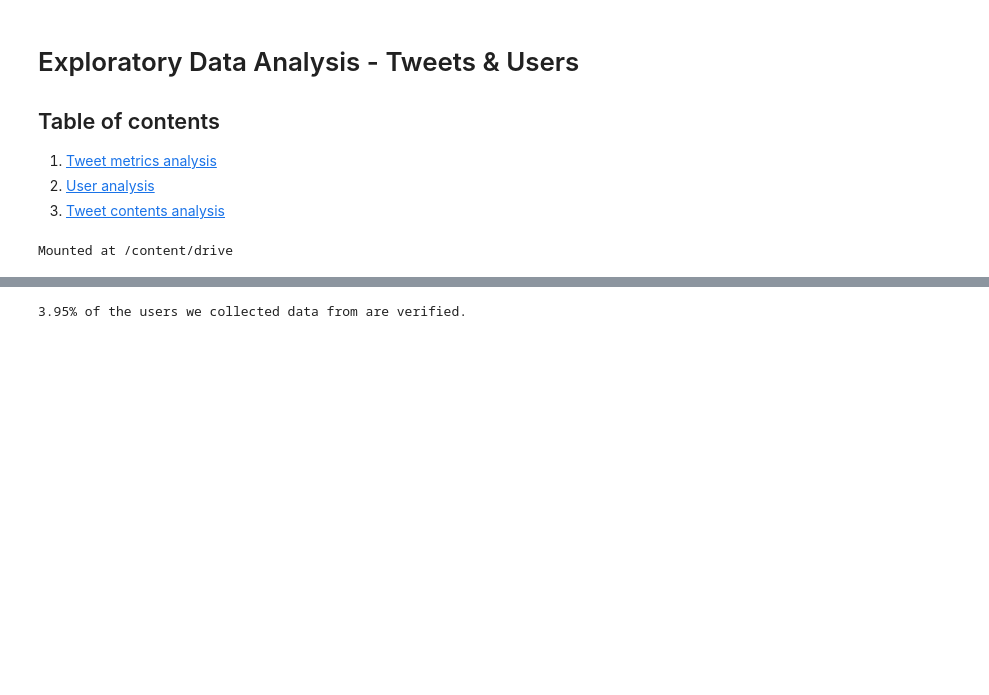
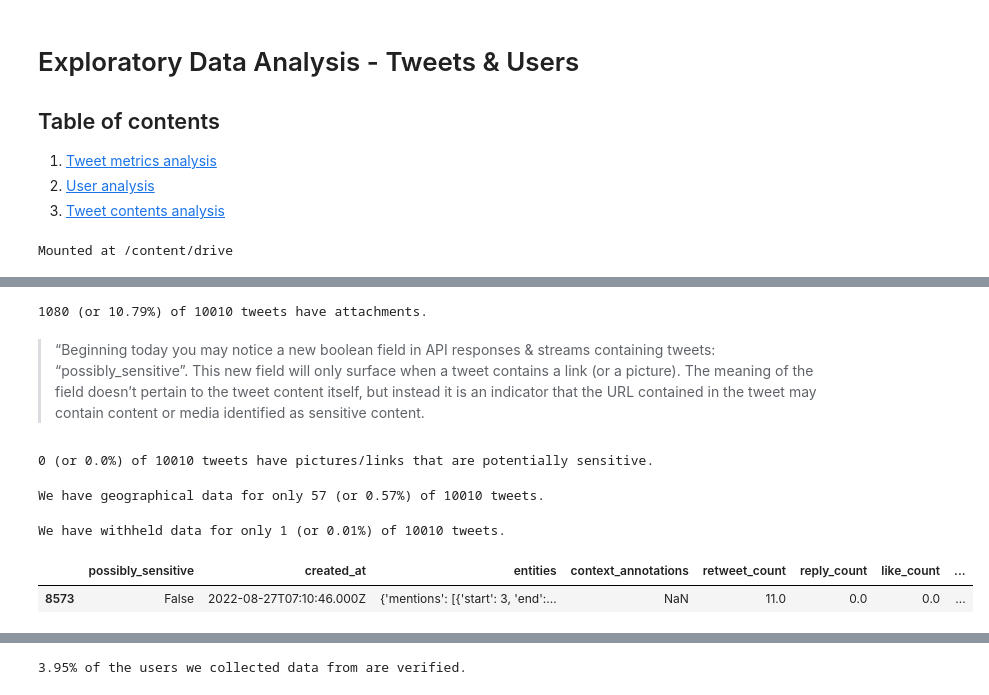
Before and after one commit to sabinagio/what-s-the-matter, a Jupyter notebook: tweets_and_user_data_EDA.ipynb, the cells around one changed output, grey strips where cells are left out. Cells and saved outputs as stored; diff of their text form; code cells hidden in the pictures; blank space fills up the shorter version.

```diff
--- a/tweets_and_user_data_EDA.ipynb
+++ b/tweets_and_user_data_EDA.ipynb
@@ -32,0 +39,31 @@ users = pd.read_csv("drive/MyDrive/users_data_1.csv")
+# %%
+attachments_count = tweets.attachments.isna().value_counts()[False]
+attachments_percent = round(attachments_count * 100 / tweet_count, 2)
+print("{} (or {}%) of {} tweets have attachments.".format(attachments_count, attachments_percent, tweet_count))
+# %% [output]
+1080 (or 10.79%) of 10010 tweets have attachments.
+# %% [markdown]
+> “Beginning today you may notice a new boolean field in API responses & streams containing tweets: “possibly_sensitive”. This new field will only surface when a tweet contains a link (or a picture). The meaning of the field doesn’t pertain to the tweet content itself, but instead it is an indicator that the URL contained in the tweet may contain content or media identified as sensitive content.
+# %%
+sensitive_count = tweet_count - tweets.possibly_sensitive.isna().value_counts()[False]
+sensitive_percent = round(sensitive_count * 100 / tweet_count, 2)
+print("{} (or {}%) of {} tweets have pictures/links that are potentially sensitive.".format(sensitive_count, sensitive_percent, tweet_count))
+# %% [output]
+0 (or 0.0%) of 10010 tweets have pictures/links that are potentially sensitive.
+# %%
+geo_count = tweets.geo.value_counts().sum()
+geo_percent = round(geo_count * 100 / tweet_count, 2)
+print("We have geographical data for only {} (or {}%) of {} tweets.".format(geo_count, geo_percent, tweet_count))
+# %% [output]
+We have geographical data for only 57 (or 0.57%) of 10010 tweets.
+# %%
+withheld_count = tweets.withheld.value_counts().sum()
+withheld_percent = round(withheld_count * 100 / tweet_count, 2)
+print("We have withheld data for only {} (or {}%) of {} tweets.".format(withheld_count, withheld_percent, tweet_count))
+# %% [output]
+We have withheld data for only 1 (or 0.01%) of 10010 tweets.
+# %%
+tweets[tweets.withheld.isna() == False]
+# %% [output]
+|  | possibly_sensitive | created_at | entities | context_annotations | retweet_count | reply_count | like_count | ... |
+| 8573 | False | 2022-08-27T07:10:46.000Z | {'mentions': [{'start': 3, 'end':... | NaN | 11.0 | 0.0 | 0.0 | ... |
```
Also changed, not shown: parts of 12 cells of this notebook.
